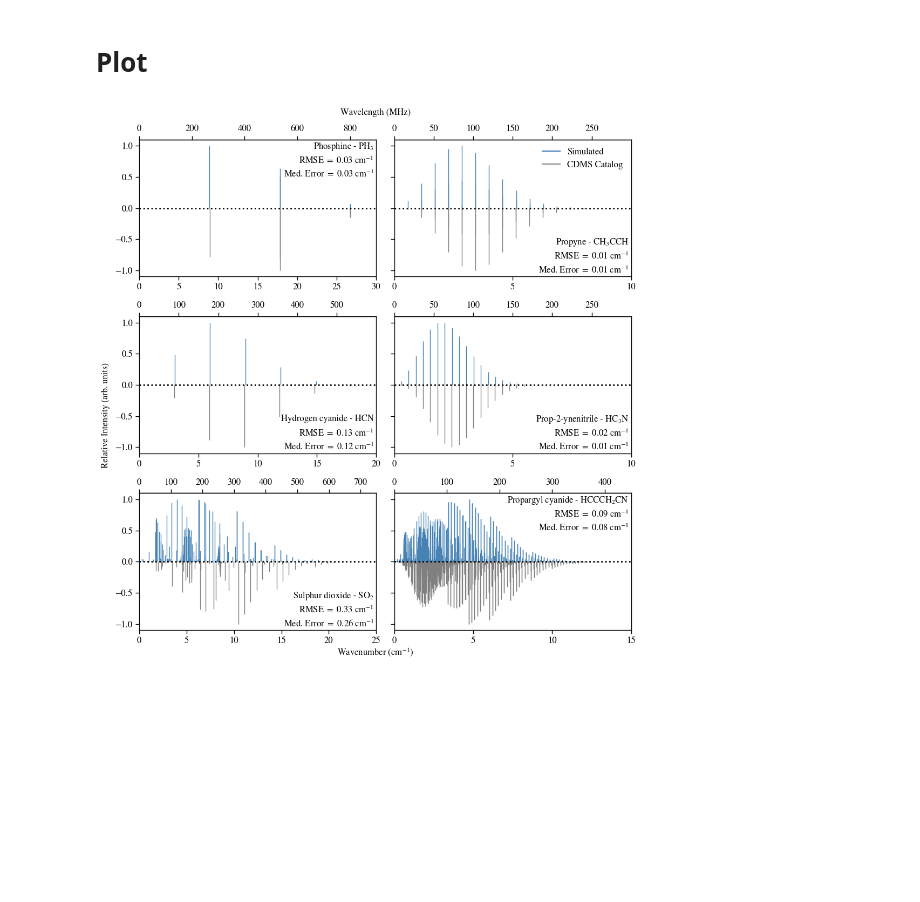
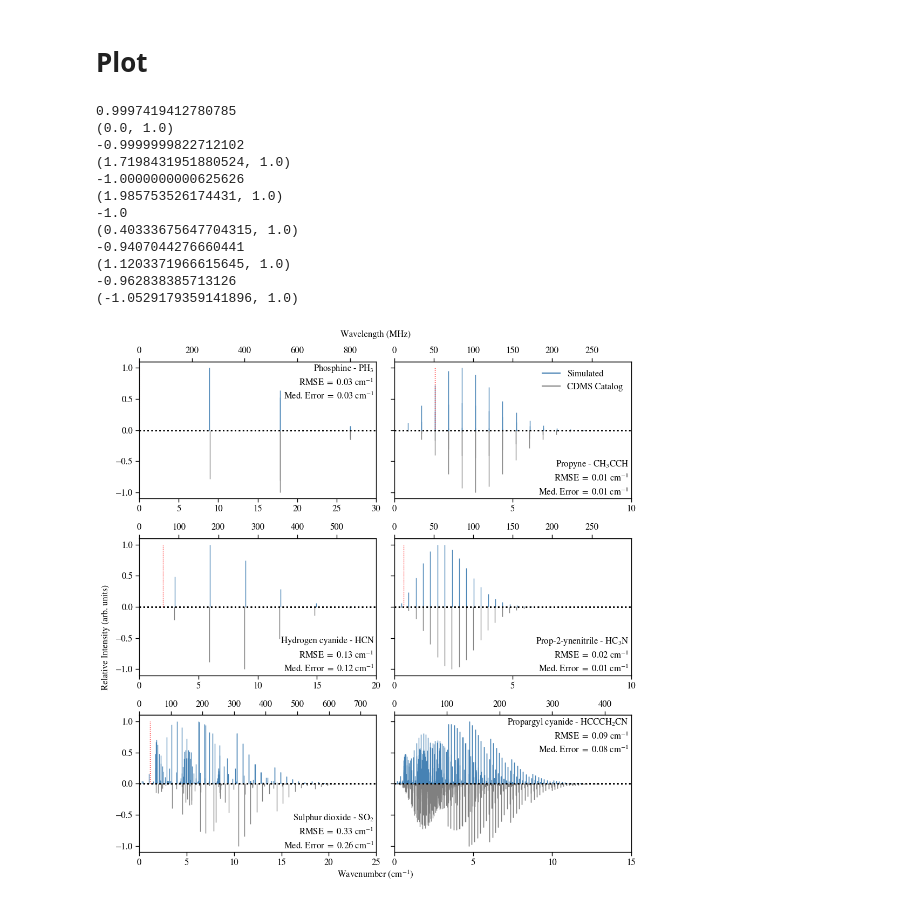
Before and after one commit to mpettyjo/4_BigData, a Jupyter notebook: Plots/RotationalSpec_Compareto_CDMS_JPL.ipynb, the cells around one changed output. Drawn from its saved outputs; the diff is of its cells as text; code cells hidden in the pictures; blank space fills up the shorter version.

Commit message:
testing diatomic est

```diff
--- a/Plots/RotationalSpec_Compareto_CDMS_JPL.ipynb
+++ b/Plots/RotationalSpec_Compareto_CDMS_JPL.ipynb
@@ -98,5 +98,5 @@ observed_data = CDMS.query_lines(min_frequency=0*u.MHz,
                          max_frequency=6e6*u.MHz,
                          min_strength=-10,
                          temperature_for_intensity=9.375,
-                         molecule='040502 CH3CCH, v=0')
+                         molecule='034501 PH3')
 observed_data
@@ -103,3 +124,3 @@ observed_data
 # %%
-comp_data = pd.read_csv('/Users/mpettyjo/Documents/Research/4_BigData/PGOPHER Simulations/Full/C3H4_2.csv',header=1)
+comp_data = pd.read_csv('/Users/mpettyjo/Documents/Research/4_BigData/PGOPHER Simulations/Full/H3P.csv',header=1)
 comp_data
@@ -386,6 +425,30 @@ def plot_axes():
     ax[i,j].text(0.99,0.05,r'Med. Error $=$ {0:.2f} cm$^{{-1}}$'.format(median_error),horizontalalignment='right',
     verticalalignment='center',transform = ax[i,j].transAxes)
     return
+# %%
+def determine_max_intensity_diatomic(B):
+    J_lower = 0#np.array(np.arange(0,31,1))
+    J_upper = np.array(np.arange(0,31,1))#np.array(J_lower+1)
+
+    J_ratio = (2*J_upper+1)/(2*J_lower+1)
+    e_upper = B*J_upper*(J_upper+1)
+    e_lower = np.array(np.arange(0,31,1))#B*J_lower*(J_lower+1)
+    k = 0.695 #cm-1 K-1
+    T = 9.375 # K
+
+    pop = J_ratio*np.exp(-(e_upper-e_lower)/(k*T))
+    pop_arb = pop/np.max(pop)
+    freq = e_upper-e_lower
+
+    index_max = list(pop_arb).index(np.max(pop_arb))
+    print((np.array(freq)[index_max], np.array(pop_arb)[index_max]))
+    return (np.array(freq)[index_max], np.array(pop_arb)[index_max])
+# %%
+def plot_simulation_diatomic(freq, intens, i, j):
+    markers,stems,base = ax[i,j].stem(freq,intens,markerfmt=' ', basefmt=' ', linefmt='r:')
+    ax[i,j].hlines(y=0, xmin=0, xmax=100, linewidth=2, colors='k', linestyle=':')
+    plt.setp(stems, 'linewidth', 1)
+    return
 # %% [markdown]
 # Get Constants of 6 Molecules
 # %%
@@ -447,6 +510,11 @@ ax[0,1].legend(handles= handles_mc, ncol = 1, frameon=False, loc = 'upper right'
 for mol in all_list:
     mol_id = mol[0]
     mol_formula = data_ground[data_ground['SMILES']==mol[6]]['Formula'].values[0]
+    A = data_ground[data_ground['Formula']==mol_formula]['A [cm-1]'].values[0]
+    B = data_ground[data_ground['Formula']==mol_formula]['B [cm-1]'].values[0]
+    C = data_ground[data_ground['Formula']==mol_formula]['C [cm-1]'].values[0]
+    k = (2*B-A-C)/(A-C)
+    print(k)
     mol_label = mol[1]
     source = mol[2]
     i, j = mol[3], mol[4]
@@ -458,38 +526,52 @@ for mol in all_list:
     if source == 'CDMS':
         freq_observ, intens_observ = CDMS_get_frequencues_intensities(mol_id)
         freq_sim, intens_sim = simulated_frequencies_intensities(mol_formula)
+        freq_diatomic, intens_diatomic = determine_max_intensity_diatomic(B)
     elif source == 'JPL':
         freq, intens = JPL_get_frequencues_intensities(mol_id)
 
     plot_CDMS_JPL(freq_observ, intens_observ, source, i , j)
     plot_simulation(freq_sim,intens_sim,i, j)
+    plot_simulation_diatomic(freq_diatomic, intens_diatomic, i, j)
 
 
     ax[i, j].set_xlim(0, upper)
     ax[i, j].set_xticks(np.arange(0,upper+5,5))
     ax[i, j].set_xticklabels(np.arange(0,upper+5,5))
 
     ax[i,j].secondary_xaxis('top',functions=(wavenumbers2MHz, MHztowavenumbers))
 
     if (mol_formula == 'H3P') or (mol_formula == 'C4H3N_5'):
         ax[i,j].text(0.99,0.95,mol_label,horizontalalignment='right',
         verticalalignment='center',transform = ax[i,j].transAxes)
         ax[i,j].text(0.99,0.85,r'RMSE $=$ {0:.2f} cm$^{{-1}}$'.format(sum_diff_all),horizontalalignment='right',
         verticalalignment='center',transform = ax[i,j].transAxes)
         ax[i,j].text(0.99,0.75,r'Med. Error $=$ {0:.2f} cm$^{{-1}}$'.format(median_error),horizontalalignment='right',
         verticalalignment='center',transform = ax[i,j].transAxes)
     else:
        plot_axes()
 
 
 ax[0,1].set_yticklabels([])
 ax[1,1].set_yticklabels([])
 ax[2,1].set_yticklabels([])
 
 plt.tight_layout()
 
 plt.show()
 
 fig.savefig('rot_comparison.pdf')
 # %% [output]
+0.9997419412780785
+(0.0, 1.0)
+-0.9999999822712102
+(1.7198431951880524, 1.0)
+-1.0000000000625626
+(1.985753526174431, 1.0)
+-1.0
+(0.40333675647704315, 1.0)
+-0.9407044276660441
+(1.1203371966615645, 1.0)
+-0.962838385713126
+(-1.0529179359141896, 1.0)
-[figure, old version]
+[figure, new version]
```
Also changed, not shown: parts of 2 cells of this notebook.
